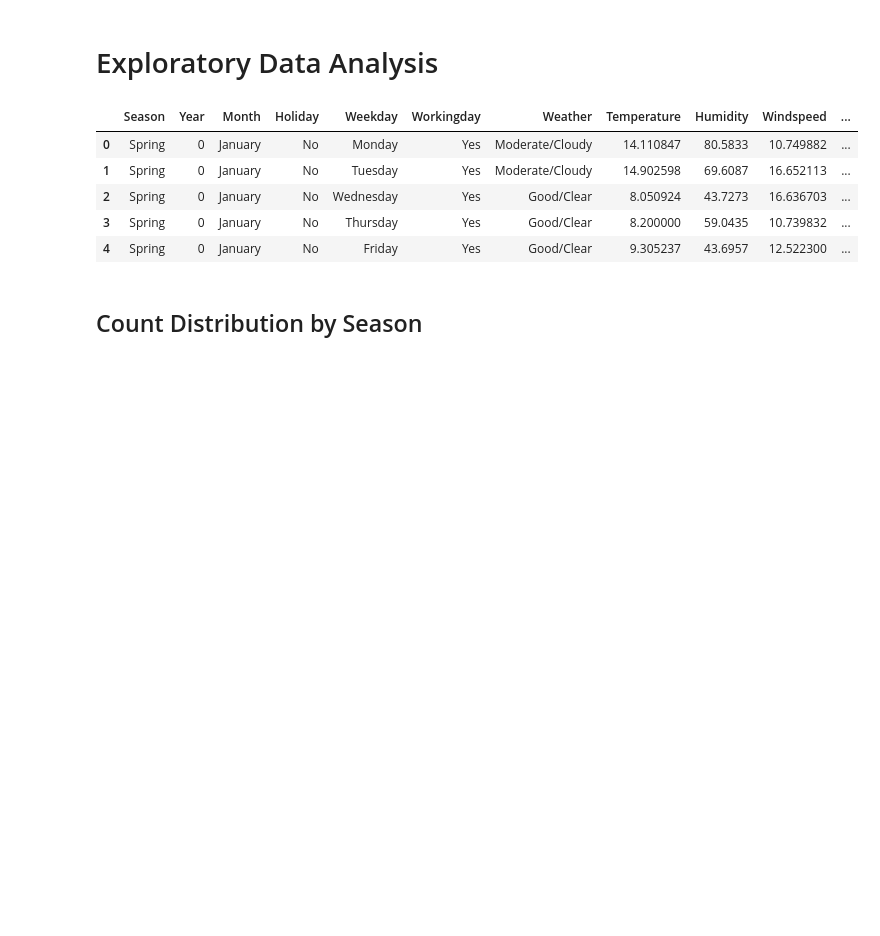
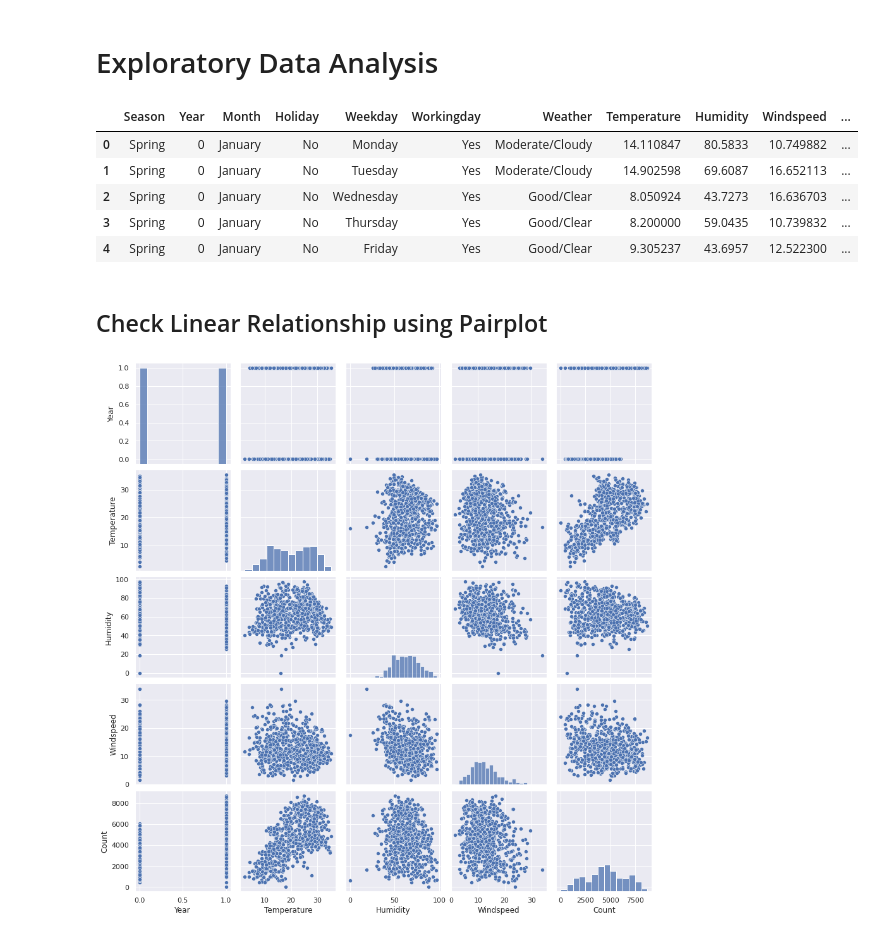
Before and after one commit to akshaysmin/Bike-Sharing-Demand-Prediction, a Jupyter notebook: Bike_Sharing_Demand.ipynb, the cells around one changed output. Saved outputs shown, nothing was run; the diff lists cells and outputs as text; code cells hidden in the pictures; blank space fills up the shorter version.

Commit message:
Started EDA with pairplot

```diff
--- a/Bike_Sharing_Demand.ipynb
+++ b/Bike_Sharing_Demand.ipynb
@@ -298,5 +310,3 @@ df_bikes.head()
 | 2 | Spring | 0 | January | No | Wednesday | Yes | Good/Clear | 8.050924 | 43.7273 | 16.636703 | ... |
 | 3 | Spring | 0 | January | No | Thursday | Yes | Good/Clear | 8.200000 | 59.0435 | 10.739832 | ... |
 | 4 | Spring | 0 | January | No | Friday | Yes | Good/Clear | 9.305237 | 43.6957 | 12.522300 | ... |
-# %% [markdown]
-## Count Distribution by Season
@@ -304,0 +313,7 @@ df_bikes
+# %% [markdown]
+## Check Linear Relationship using Pairplot
+# %%
+sns.pairplot(df_bikes)
+plt.show()
+# %% [output]
+[figure, added]
```
Also changed, not shown: parts of 11 cells of this notebook.
